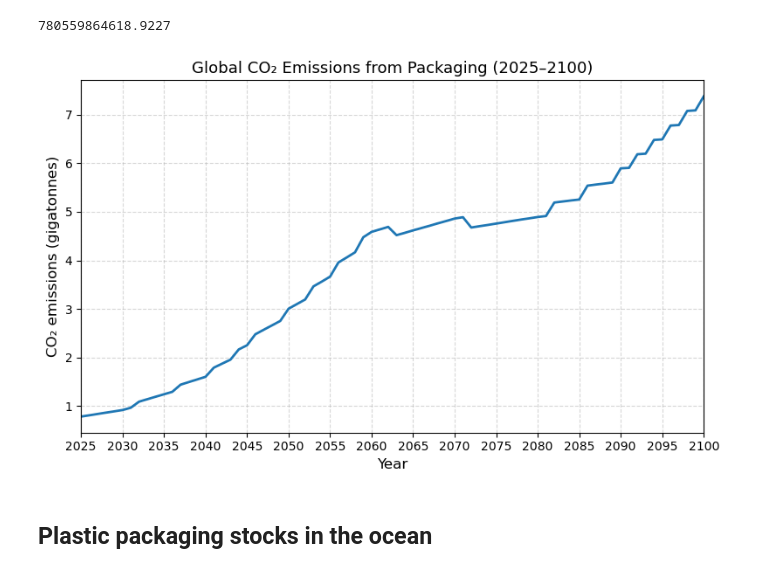
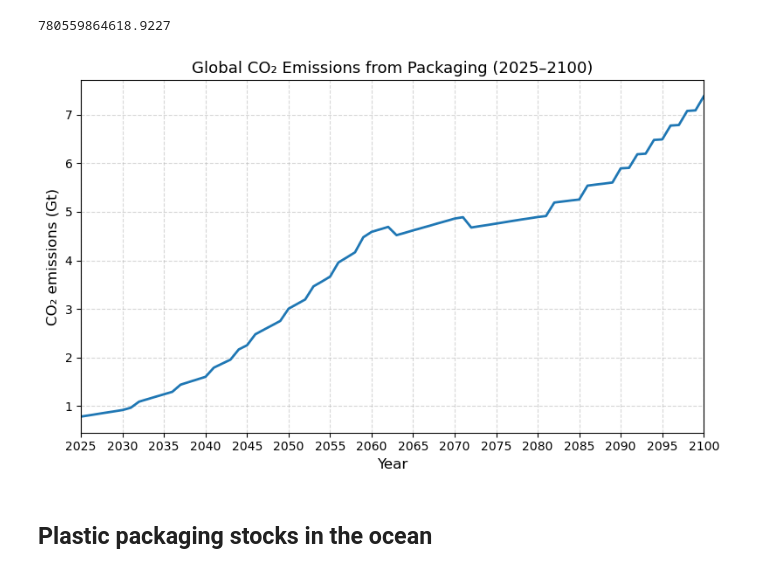
Before and after one commit to FarshidNazemi/packaging-roadmap, a Jupyter notebook: dynamic analysis and roadmap.ipynb, the cells around one changed output. Drawn from its saved outputs; the diff is of its cells as text; code cells hidden in the pictures.

```diff
--- a/dynamic analysis and roadmap.ipynb
+++ b/dynamic analysis and roadmap.ipynb
@@ -595,27 +595,33 @@ co2_by_year_df.loc[co2_by_year_df["year"] == 2025, "co2_sum"].iloc[0]
 # %%
 import matplotlib.pyplot as plt
 import pandas as pd
 import numpy as np
 
 # Read the CO2 results
 co2_by_year_df = pd.read_csv("co2_by_year.csv")
 
 # Convert kg → gigatonnes (1 Gt = 1e12 kg)
 co2_by_year_df["CO2_Gt"] = co2_by_year_df["co2_sum"] / 1e12
 
 # Plot (line only, 5-year intervals)
 plt.figure(figsize=(8,5))
 plt.plot(co2_by_year_df["year"], co2_by_year_df["CO2_Gt"], linewidth=2)
 plt.xlabel("Year", fontsize=12)
-plt.ylabel("CO₂ emissions (gigatonnes)", fontsize=12)
+plt.ylabel("CO₂ emissions (Gt)", fontsize=12)
 plt.title("Global CO₂ Emissions from Packaging (2025–2100)", fontsize=13)
 plt.grid(True, linestyle="--", alpha=0.5)
 plt.xlim(2025, 2100)
 plt.xticks(np.arange(2025, 2101, 5))
 plt.tight_layout()
+
+# Save the figure
+plt.savefig("CO2_emissions_packaging_2025_2100.png", dpi=300)
+plt.savefig("CO2_emissions_packaging_2025_2100.svg", format="svg")
+
+# Show
 plt.show()
 # %% [output]
-[figure, old version]
+[figure, new version]
 # %% [markdown]
 ## Plastic packaging stocks in the ocean
 # %%
```
Also changed, not shown: parts of 5 cells of this notebook, 9 other files.
